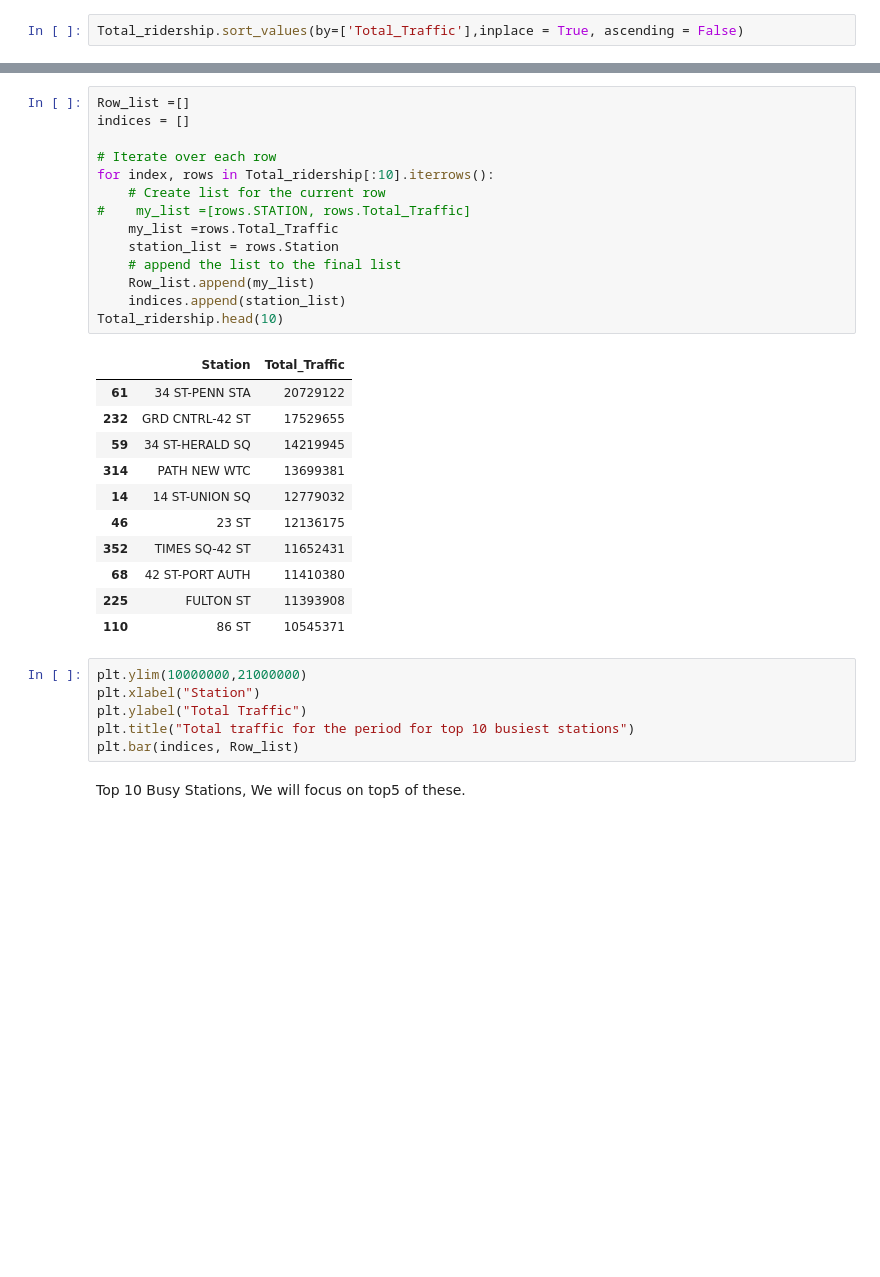
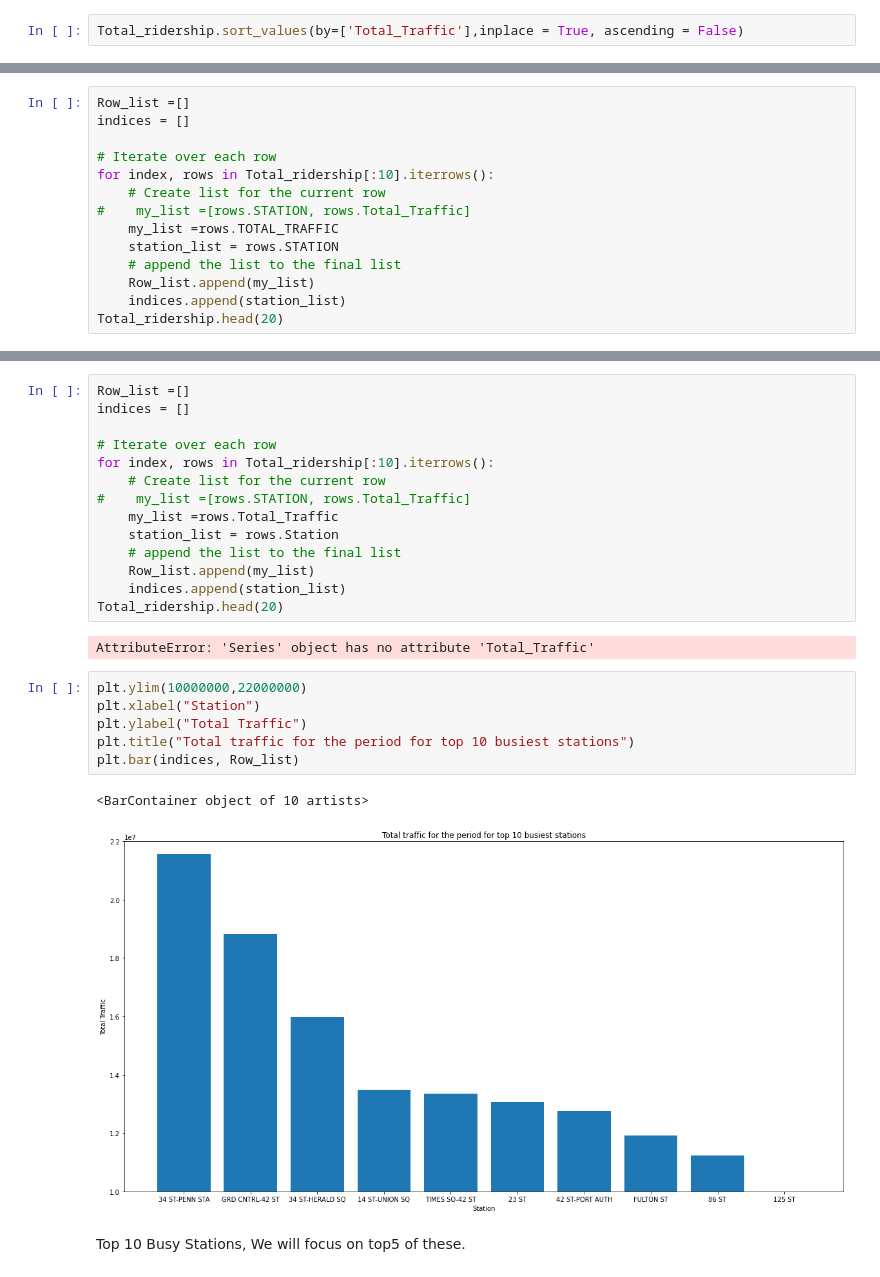
Before and after one commit to racheldilley1/mta-project-1, a Jupyter notebook: Proj1_Ritu.ipynb, the cells around one changed output, grey strips where cells are left out. Drawn from its saved outputs; the diff is of its cells as text; blank space fills up the shorter version.

```diff
--- a/Proj1_Ritu.ipynb
+++ b/Proj1_Ritu.ipynb
@@ -249,0 +253,14 @@ Total_ridership.sort_values(by=['Total_Traffic'],inplace = True, ascending = Fal
+# %%
+Row_list =[]
+indices = []
+
+# Iterate over each row
+for index, rows in Total_ridership[:10].iterrows():
+    # Create list for the current row
+#    my_list =[rows.STATION, rows.Total_Traffic]
+    my_list =rows.TOTAL_TRAFFIC
+    station_list = rows.STATION
+    # append the list to the final list
+    Row_list.append(my_list)
+    indices.append(station_list)
+Total_ridership.head(20)
@@ -260,25 +295,18 @@ for index, rows in Total_ridership[:10].iterrows():
     # append the list to the final list
     Row_list.append(my_list)
     indices.append(station_list)
-Total_ridership.head(10)
+Total_ridership.head(20)
 # %% [output]
-|  | Station | Total_Traffic |
-| 61 | 34 ST-PENN STA | 20729122 |
-| 232 | GRD CNTRL-42 ST | 17529655 |
-| 59 | 34 ST-HERALD SQ | 14219945 |
-| 314 | PATH NEW WTC | 13699381 |
-| 14 | 14 ST-UNION SQ | 12779032 |
-| 46 | 23 ST | 12136175 |
-| 352 | TIMES SQ-42 ST | 11652431 |
-| 68 | 42 ST-PORT AUTH | 11410380 |
-| 225 | FULTON ST | 11393908 |
-| 110 | 86 ST | 10545371 |
+AttributeError: 'Series' object has no attribute 'Total_Traffic'
 # %%
-plt.ylim(10000000,21000000)
+plt.ylim(10000000,22000000)
 plt.xlabel("Station")
 plt.ylabel("Total Traffic")
 plt.title("Total traffic for the period for top 10 busiest stations")
 plt.bar(indices, Row_list)
+# %% [output]
+<BarContainer object of 10 artists>
+[figure, added]
 # %% [markdown]
 Top 10 Busy Stations, We will focus on top5 of these.
 # %%
```
Also changed, not shown: parts of 10 cells of this notebook.
